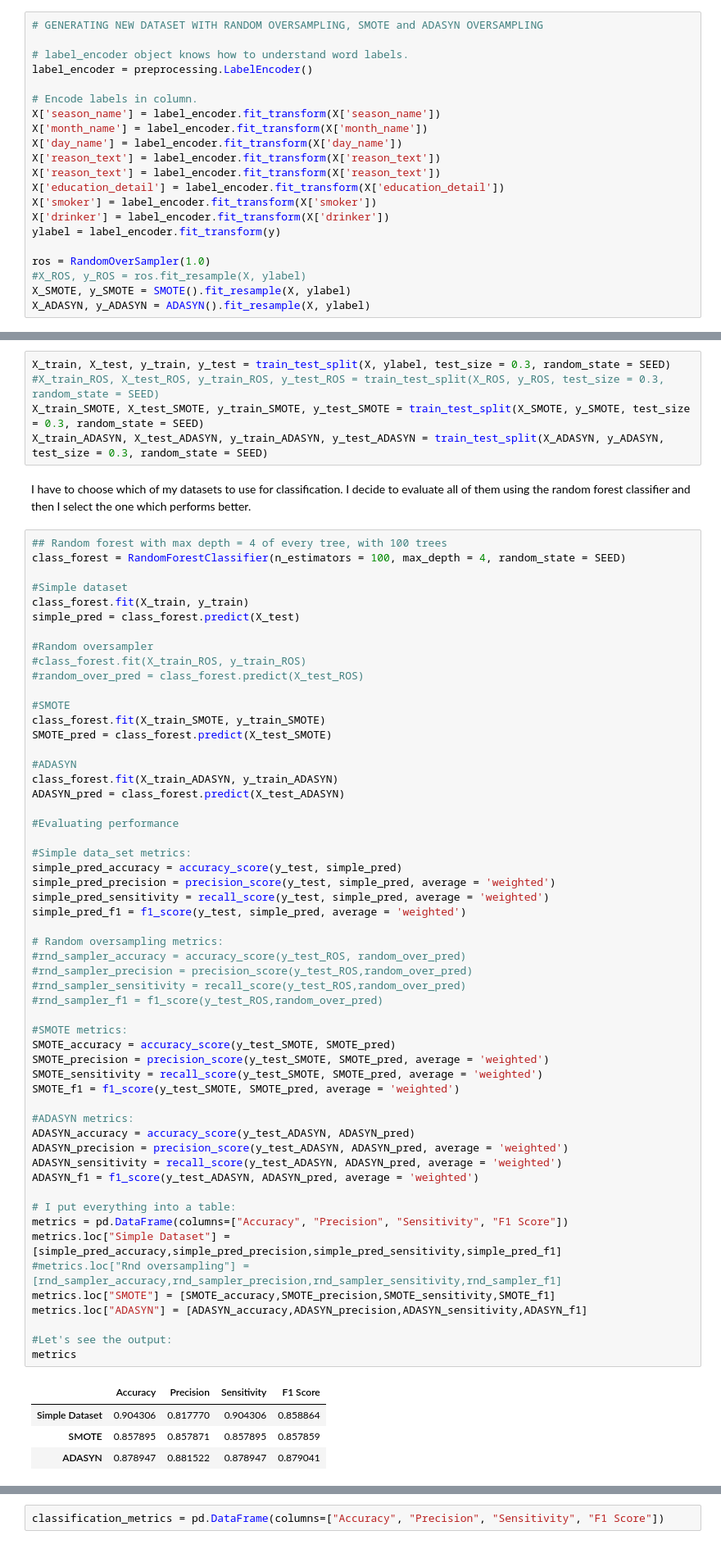
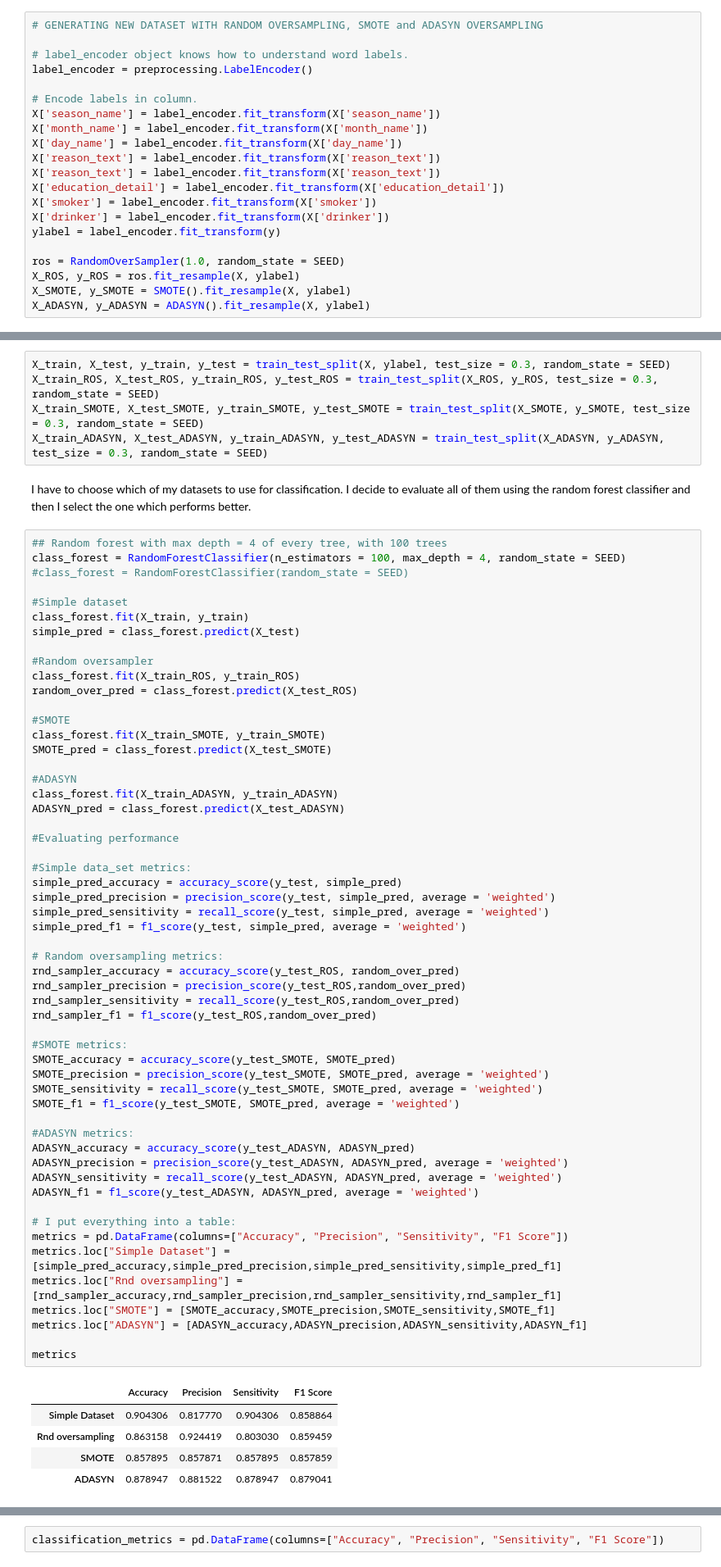
Before and after one commit to gianluigilopardo/Absenteeism_prediction, a Jupyter notebook: absenteeism_notebook.ipynb, the cells around one changed output, grey strips where cells are left out. Shown: that part at 82% size. Cells and saved outputs as stored; diff of their text form.

```diff
--- a/absenteeism_notebook.ipynb
+++ b/absenteeism_notebook.ipynb
@@ -603,8 +603,8 @@ X['smoker'] = label_encoder.fit_transform(X['smoker'])
 X['drinker'] = label_encoder.fit_transform(X['drinker'])
 ylabel = label_encoder.fit_transform(y)
 
-ros = RandomOverSampler(1.0)
-#X_ROS, y_ROS = ros.fit_resample(X, ylabel)
+ros = RandomOverSampler(1.0, random_state = SEED)
+X_ROS, y_ROS = ros.fit_resample(X, ylabel)
 X_SMOTE, y_SMOTE = SMOTE().fit_resample(X, ylabel)
 X_ADASYN, y_ADASYN = ADASYN().fit_resample(X, ylabel)
 # %% [markdown]
@@ -630,7 +635,7 @@ Now I split the sets in training and test.
 I use 70% of data as training set and 30% for tests.
 # %%
 X_train, X_test, y_train, y_test = train_test_split(X, ylabel, test_size = 0.3, random_state = SEED)
-#X_train_ROS, X_test_ROS, y_train_ROS, y_test_ROS = train_test_split(X_ROS, y_ROS, test_size = 0.3, random_state = SEED)
+X_train_ROS, X_test_ROS, y_train_ROS, y_test_ROS = train_test_split(X_ROS, y_ROS, test_size = 0.3, random_state = SEED)
 X_train_SMOTE, X_test_SMOTE, y_train_SMOTE, y_test_SMOTE = train_test_split(X_SMOTE, y_SMOTE, test_size = 0.3, random_state = SEED)
 X_train_ADASYN, X_test_ADASYN, y_train_ADASYN, y_test_ADASYN = train_test_split(X_ADASYN, y_ADASYN, test_size = 0.3, random_state = SEED)
 # %% [markdown]
@@ -638,14 +643,15 @@ I have to choose which of my datasets to use for classification. I decide to eva
 # %%
 ## Random forest with max depth = 4 of every tree, with 100 trees
 class_forest = RandomForestClassifier(n_estimators = 100, max_depth = 4, random_state = SEED)
+#class_forest = RandomForestClassifier(random_state = SEED)
 
 #Simple dataset
 class_forest.fit(X_train, y_train)
 simple_pred = class_forest.predict(X_test)
 
 #Random oversampler
-#class_forest.fit(X_train_ROS, y_train_ROS)
-#random_over_pred = class_forest.predict(X_test_ROS)
+class_forest.fit(X_train_ROS, y_train_ROS)
+random_over_pred = class_forest.predict(X_test_ROS)
 
 #SMOTE
 class_forest.fit(X_train_SMOTE, y_train_SMOTE)
@@ -660,39 +666,39 @@ ADASYN_pred = class_forest.predict(X_test_ADASYN)
 #Simple data_set metrics:
 simple_pred_accuracy = accuracy_score(y_test, simple_pred)
 simple_pred_precision = precision_score(y_test, simple_pred, average = 'weighted')
 simple_pred_sensitivity = recall_score(y_test, simple_pred, average = 'weighted')
 simple_pred_f1 = f1_score(y_test, simple_pred, average = 'weighted')
 
 # Random oversampling metrics:
-#rnd_sampler_accuracy = accuracy_score(y_test_ROS, random_over_pred)
-#rnd_sampler_precision = precision_score(y_test_ROS,random_over_pred)
-#rnd_sampler_sensitivity = recall_score(y_test_ROS,random_over_pred)
-#rnd_sampler_f1 = f1_score(y_test_ROS,random_over_pred)
+rnd_sampler_accuracy = accuracy_score(y_test_ROS, random_over_pred)
+rnd_sampler_precision = precision_score(y_test_ROS,random_over_pred)
+rnd_sampler_sensitivity = recall_score(y_test_ROS,random_over_pred)
+rnd_sampler_f1 = f1_score(y_test_ROS,random_over_pred)
 
 #SMOTE metrics:
 SMOTE_accuracy = accuracy_score(y_test_SMOTE, SMOTE_pred)
 SMOTE_precision = precision_score(y_test_SMOTE, SMOTE_pred, average = 'weighted')
 SMOTE_sensitivity = recall_score(y_test_SMOTE, SMOTE_pred, average = 'weighted')
 SMOTE_f1 = f1_score(y_test_SMOTE, SMOTE_pred, average = 'weighted')
 
 #ADASYN metrics:
 ADASYN_accuracy = accuracy_score(y_test_ADASYN, ADASYN_pred)
 ADASYN_precision = precision_score(y_test_ADASYN, ADASYN_pred, average = 'weighted')
 ADASYN_sensitivity = recall_score(y_test_ADASYN, ADASYN_pred, average = 'weighted')
 ADASYN_f1 = f1_score(y_test_ADASYN, ADASYN_pred, average = 'weighted')
 
 # I put everything into a table:
 metrics = pd.DataFrame(columns=["Accuracy", "Precision", "Sensitivity", "F1 Score"])
 metrics.loc["Simple Dataset"] = [simple_pred_accuracy,simple_pred_precision,simple_pred_sensitivity,simple_pred_f1]
-#metrics.loc["Rnd oversampling"] = [rnd_sampler_accuracy,rnd_sampler_precision,rnd_sampler_sensitivity,rnd_sampler_f1]
+metrics.loc["Rnd oversampling"] = [rnd_sampler_accuracy,rnd_sampler_precision,rnd_sampler_sensitivity,rnd_sampler_f1]
 metrics.loc["SMOTE"] = [SMOTE_accuracy,SMOTE_precision,SMOTE_sensitivity,SMOTE_f1]
 metrics.loc["ADASYN"] = [ADASYN_accuracy,ADASYN_precision,ADASYN_sensitivity,ADASYN_f1]
 
-#Let's see the output:
 metrics
 # %% [output]
 |  | Accuracy | Precision | Sensitivity | F1 Score |
 | Simple Dataset | 0.904306 | 0.817770 | 0.904306 | 0.858864 |
+| Rnd oversampling | 0.863158 | 0.924419 | 0.803030 | 0.859459 |
 | SMOTE | 0.857895 | 0.857871 | 0.857895 | 0.857859 |
 | ADASYN | 0.878947 | 0.881522 | 0.878947 | 0.879041 |
 # %% [markdown]
```
Also changed, not shown: parts of 15 cells of this notebook.
